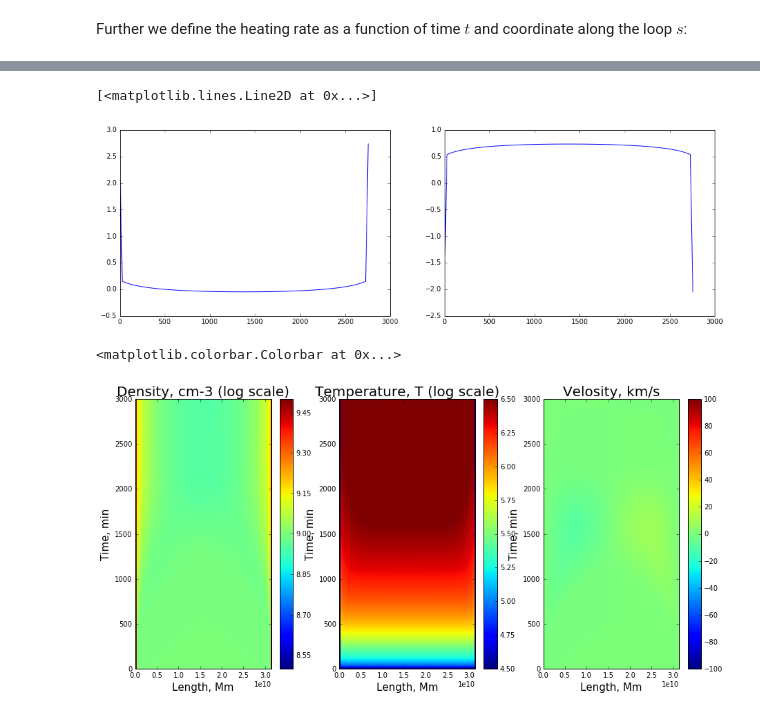
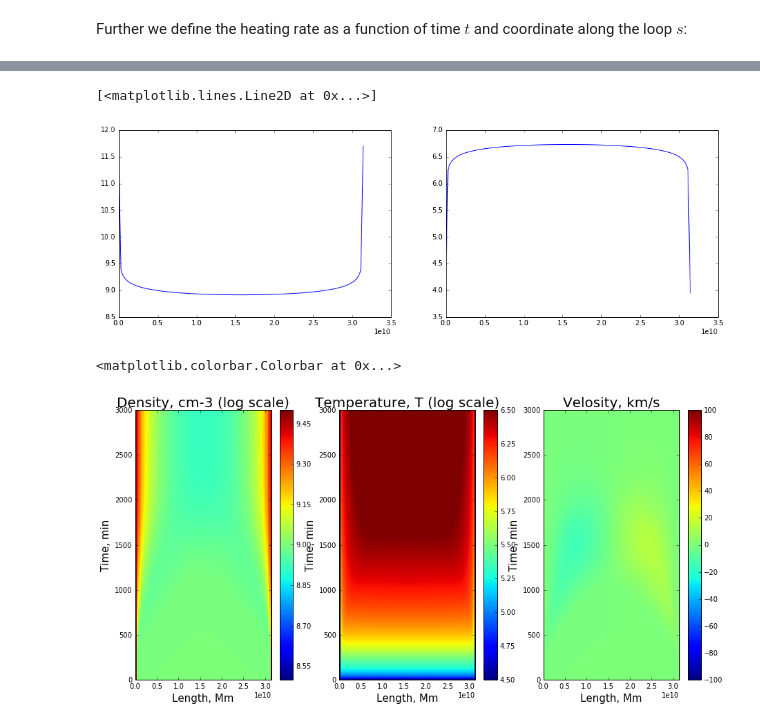
Before and after one commit to temik42/lib, a Jupyter notebook: hydron/example.ipynb, the cells around one changed output, grey strips where cells are left out. Cells and saved outputs as stored; diff of their text form; code cells hidden in the pictures.

```diff
--- a/hydron/example.ipynb
+++ b/hydron/example.ipynb
@@ -42,12 +43,12 @@ Elapsed time: 17.95 seconds
 # %%
 plt.figure(figsize = (16,5))
 plt.subplot(121)
-plt.plot(out.x, np.log10(sim.q[0]))
+plt.plot(out.s()[-1], np.log10(out.n()[-1]))
 plt.subplot(122)
-plt.plot(out.x, np.log10(sim.T))
+plt.plot(out.s()[-1], np.log10(out.T()[-1]))
 # %% [output]
 [<matplotlib.lines.Line2D at 0x...>]
-[figure, old version]
+[figure, new version]
 # %%
 fig = plt.figure(figsize=(15,7))
 plt.subplot(1,3,1)
@@ -56,7 +57,7 @@ plt.xlabel('Length, Mm', size = 15)
 plt.ylabel('Time, min', size = 15)
 plt.imshow(np.log10(out.n()), vmin = 8.5, vmax=9.5,
            origin = 'lower', aspect = 'auto', interpolation = 'nearest',
-           extent = [0,out.L(),0,out.tau()])
+           extent = [0,out.L()[-1],0,out.tau()])
 plt.colorbar()
 
 plt.subplot(1,3,2)
@@ -65,7 +66,7 @@ plt.xlabel('Length, Mm', size = 15)
 plt.ylabel('Time, min', size = 15)
 plt.imshow(np.log10(out.T()), vmin = 4.5, vmax=6.5,
            origin = 'lower', aspect = 'auto', interpolation = 'nearest',
-           extent = [0,out.L(),0,out.tau()])
+           extent = [0,out.L()[-1],0,out.tau()])
 plt.colorbar()
 
 plt.subplot(1,3,3)
@@ -74,10 +75,10 @@ plt.xlabel('Length, Mm', size = 15)
 plt.ylabel('Time, min', size = 15)
 plt.imshow(out.u()/1e5, vmin = -100, vmax = 100,
            origin = 'lower', aspect = 'auto', interpolation = 'nearest',
-           extent = [0,out.L(),0,out.tau()])
+           extent = [0,out.L()[-1],0,out.tau()])
 plt.colorbar()
 # %% [output]
 <matplotlib.colorbar.Colorbar at 0x...>
-[figure, old version]
+[figure, new version]
 # %%
 #hd.save(sim,'static.sim')
```
Also changed, not shown: parts of 4 cells of this notebook, 7 other files.
